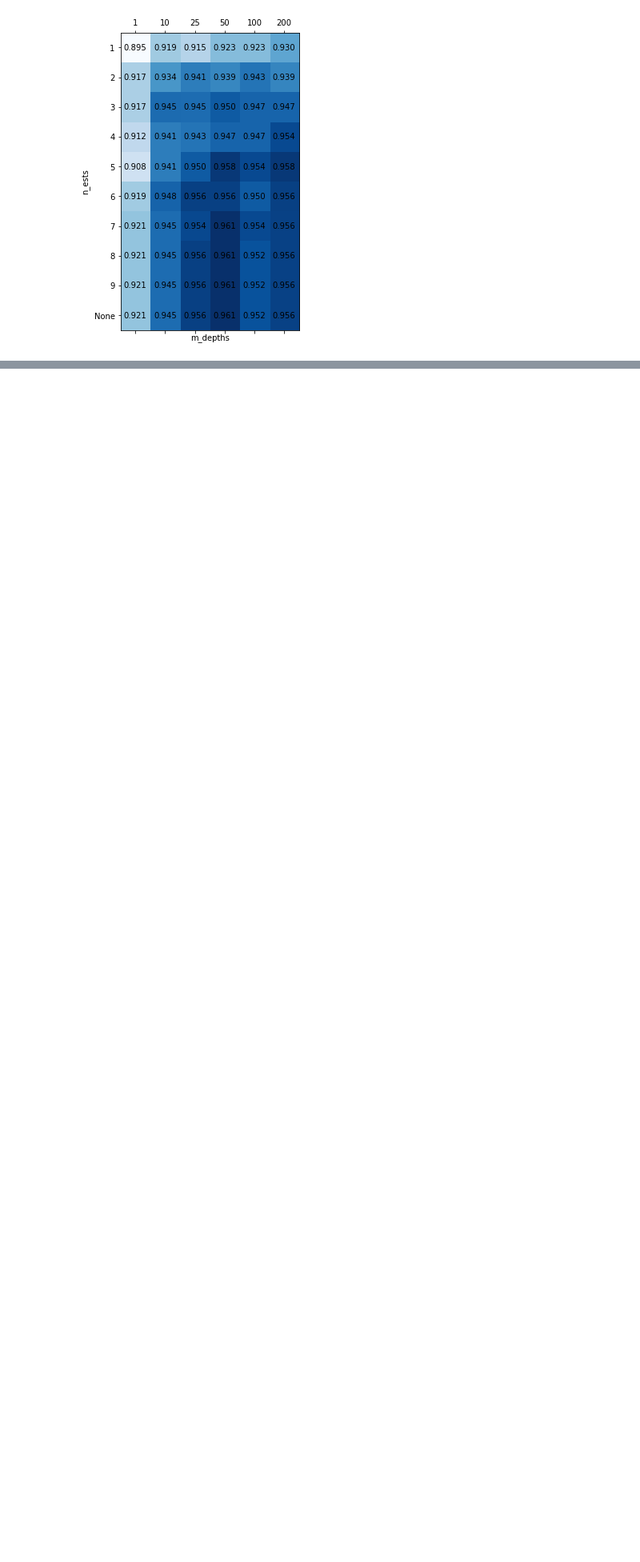
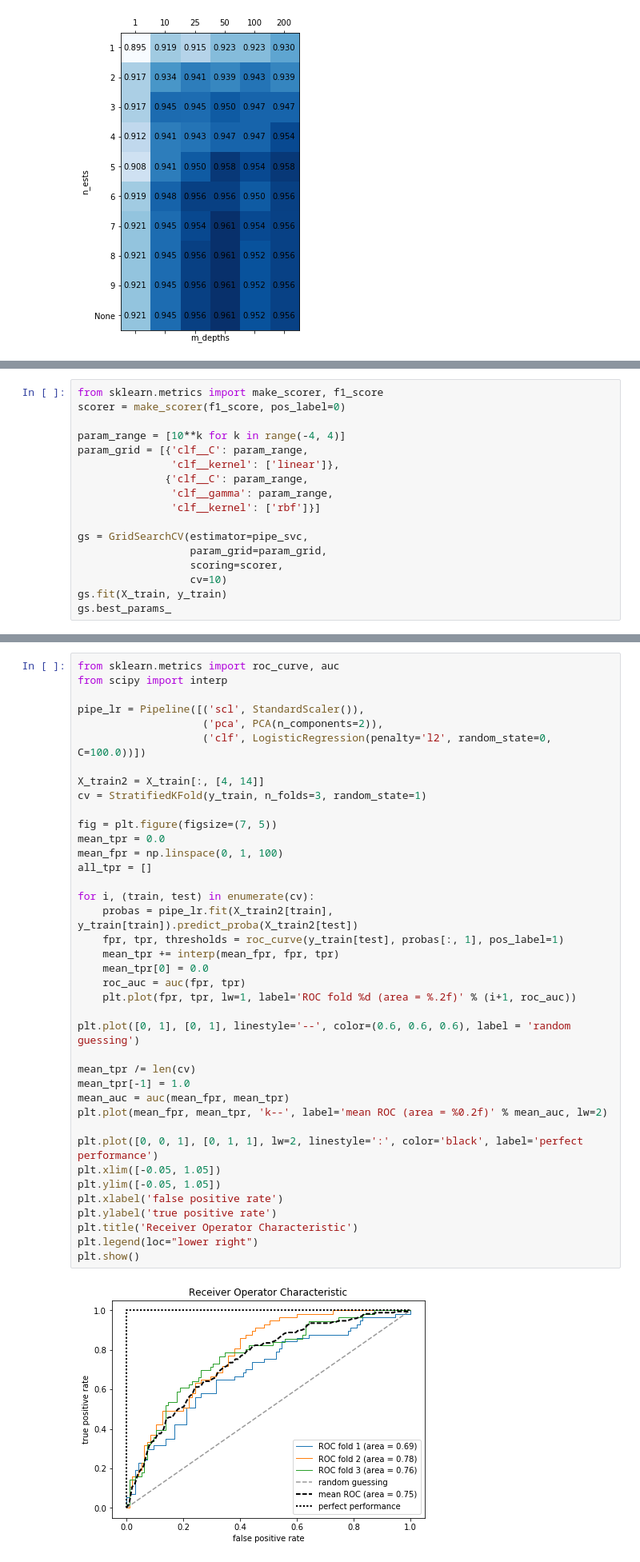
Before and after one commit to grzegorzme/Python-ML-Tutorial, a Jupyter notebook: py-ml-ch06.ipynb, the cells around one changed output, grey strips where cells are left out. Shown: that part at 80% size. Drawn from its saved outputs; the diff is of its cells as text; blank space fills up the shorter version.

```diff
--- a/py-ml-ch06.ipynb
+++ b/py-ml-ch06.ipynb
@@ -319,0 +378,17 @@ plt.show()
+# %%
+from sklearn.metrics import make_scorer, f1_score
+scorer = make_scorer(f1_score, pos_label=0)
+
+param_range = [10**k for k in range(-4, 4)]
+param_grid = [{'clf__C': param_range,
+               'clf__kernel': ['linear']},
+              {'clf__C': param_range,
+               'clf__gamma': param_range,
+               'clf__kernel': ['rbf']}]
+
+gs = GridSearchCV(estimator=pipe_svc,
+                  param_grid=param_grid,
+                  scoring=scorer,
+                  cv=10)
+gs.fit(X_train, y_train)
+gs.best_params_
@@ -319,0 +397,41 @@ plt.show()
+# %%
+from sklearn.metrics import roc_curve, auc
+from scipy import interp
+
+pipe_lr = Pipeline([('scl', StandardScaler()),
+                    ('pca', PCA(n_components=2)),
+                    ('clf', LogisticRegression(penalty='l2', random_state=0, C=100.0))])
+
+X_train2 = X_train[:, [4, 14]]
+cv = StratifiedKFold(y_train, n_folds=3, random_state=1)
+
+fig = plt.figure(figsize=(7, 5))
+mean_tpr = 0.0
+mean_fpr = np.linspace(0, 1, 100)
+all_tpr = []
+
+for i, (train, test) in enumerate(cv):
+    probas = pipe_lr.fit(X_train2[train], y_train[train]).predict_proba(X_train2[test])
+    fpr, tpr, thresholds = roc_curve(y_train[test], probas[:, 1], pos_label=1)
+    mean_tpr += interp(mean_fpr, fpr, tpr)
+    mean_tpr[0] = 0.0
+    roc_auc = auc(fpr, tpr)
+    plt.plot(fpr, tpr, lw=1, label='ROC fold %d (area = %.2f)' % (i+1, roc_auc))
+
+plt.plot([0, 1], [0, 1], linestyle='--', color=(0.6, 0.6, 0.6), label = 'random guessing')
+
+mean_tpr /= len(cv)
+mean_tpr[-1] = 1.0
+mean_auc = auc(mean_fpr, mean_tpr)
+plt.plot(mean_fpr, mean_tpr, 'k--', label='mean ROC (area = %0.2f)' % mean_auc, lw=2)
+
+plt.plot([0, 0, 1], [0, 1, 1], lw=2, linestyle=':', color='black', label='perfect performance')
+plt.xlim([-0.05, 1.05])
+plt.ylim([-0.05, 1.05])
+plt.xlabel('false positive rate')
+plt.ylabel('true positive rate')
+plt.title('Receiver Operator Characteristic')
+plt.legend(loc="lower right")
+plt.show()
+# %% [output]
+[figure, added]
```
Also changed, not shown: parts of 6 cells of this notebook, 2 other files.
